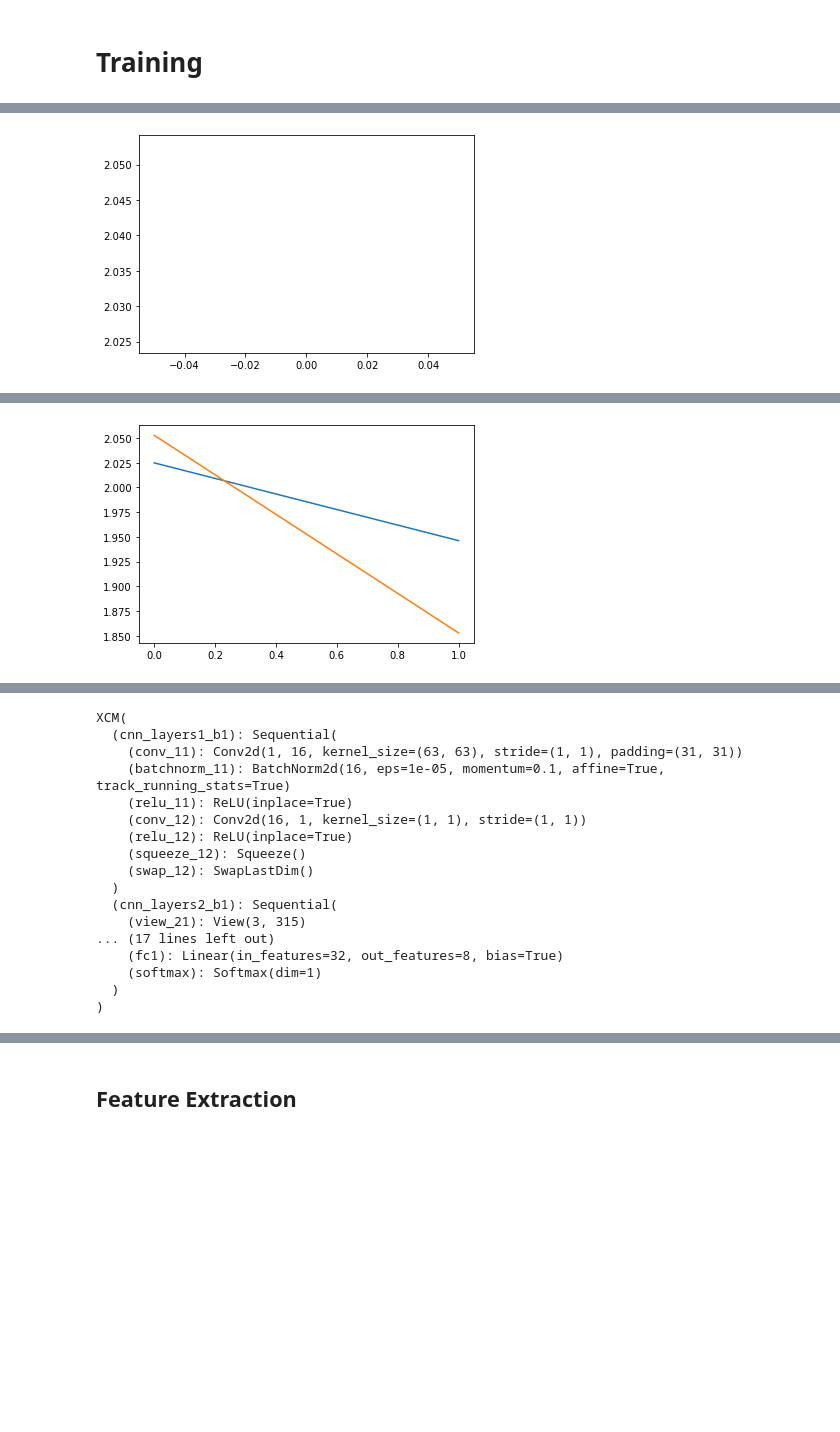
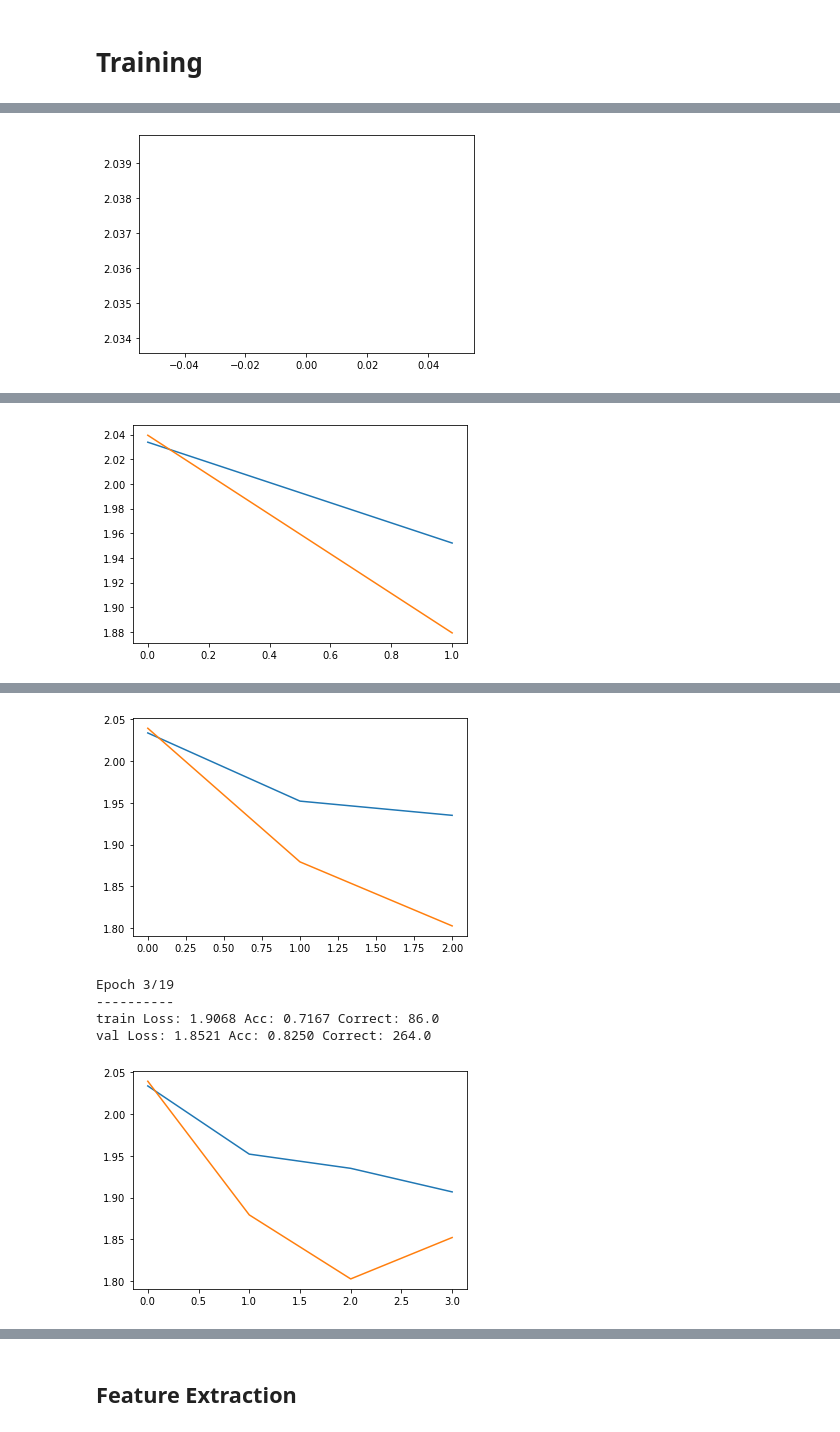
Before and after one commit to duyanhpham-brs/XAI-Multivariate-Time-Series, a Jupyter notebook: XAI_models_evaluation.ipynb, the cells around one changed output, grey strips where cells are left out. Saved outputs shown, nothing was run; the diff lists cells and outputs as text; code cells hidden in the pictures; blank space fills up the shorter version.

```diff
--- a/XAI_models_evaluation.ipynb
+++ b/XAI_models_evaluation.ipynb
@@ -151,5 +151,5 @@ criterion = nn.CrossEntropyLoss()
 optimizer_ft = torch.optim.Adam(model.parameters(), lr=1.5e-4)
 exp_lr_scheduler = torch.optim.lr_scheduler.StepLR(optimizer_ft, step_size=10, gamma=0.1)
 
-train_model(model, criterion, optimizer_ft, exp_lr_scheduler, dataloaders, datasets_size, 2)
+train_model(model, criterion, optimizer_ft, exp_lr_scheduler, dataloaders, datasets_size, 20)
 # %% [output]
@@ -160 +160 @@ val Loss: 2.0527 Acc: 0.3656 Correct: 117.0
-[figure, old version]
+[figure, new version]
@@ -165 +165 @@ val Loss: 1.8529 Acc: 0.6250 Correct: 200.0
-[figure, old version]
+[figure, new version]
@@ -168,17 +170,6 @@ Best val Acc: 0.625000
+[figure, added]
-XCM(
-  (cnn_layers1_b1): Sequential(
-    (conv_11): Conv2d(1, 16, kernel_size=(63, 63), stride=(1, 1), padding=(31, 31))
-    (batchnorm_11): BatchNorm2d(16, eps=1e-05, momentum=0.1, affine=True, track_running_stats=True)
-    (relu_11): ReLU(inplace=True)
-    (conv_12): Conv2d(16, 1, kernel_size=(1, 1), stride=(1, 1))
-    (relu_12): ReLU(inplace=True)
-    (squeeze_12): Squeeze()
-    (swap_12): SwapLastDim()
-  )
-  (cnn_layers2_b1): Sequential(
-    (view_21): View(3, 315)
-... (17 lines left out)
-    (fc1): Linear(in_features=32, out_features=8, bias=True)
-    (softmax): Softmax(dim=1)
-  )
-)
+Epoch 3/19
+----------
+train Loss: 1.9068 Acc: 0.7167 Correct: 86.0
+val Loss: 1.8521 Acc: 0.8250 Correct: 264.0
+[figure, added]
```
Also changed, not shown: parts of 15 cells of this notebook, 2 other files.
